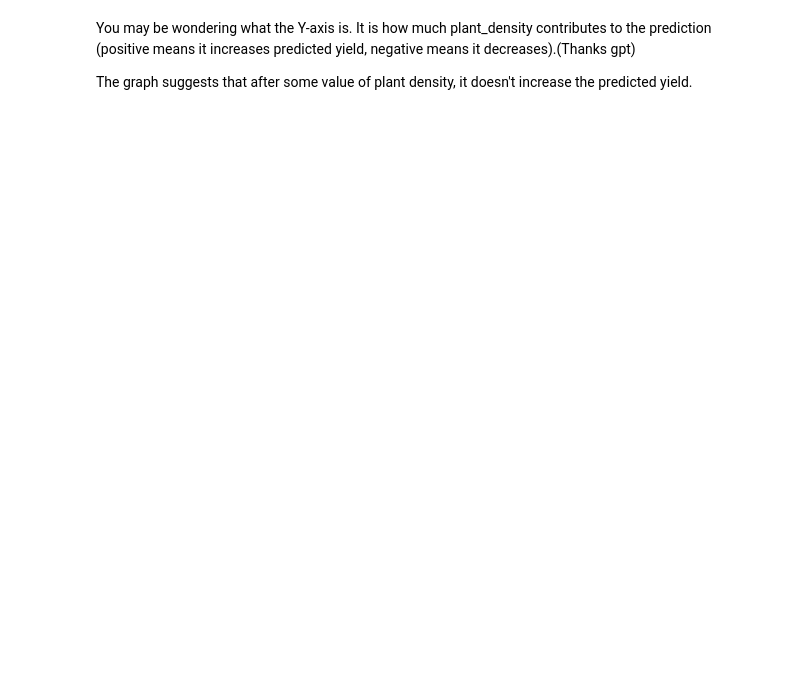
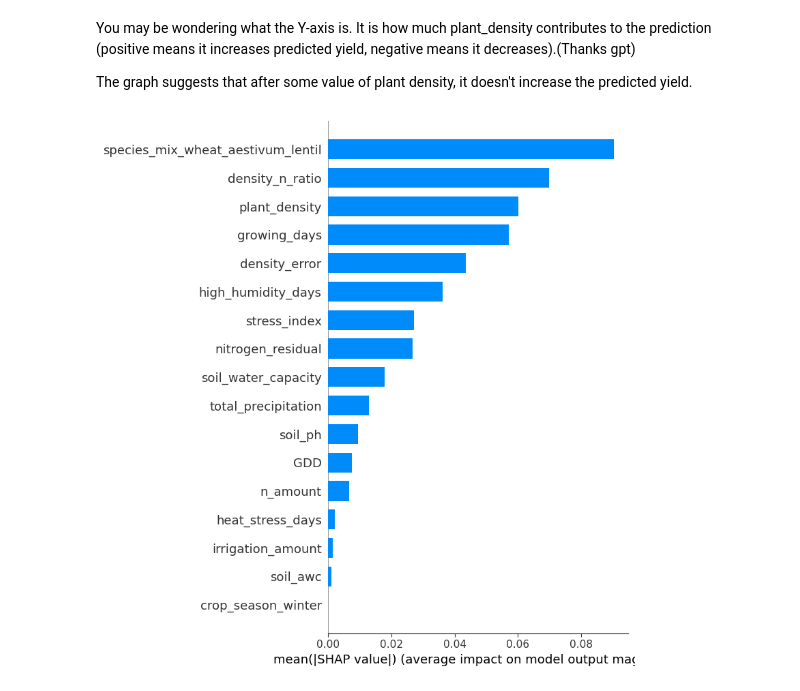
Before and after one commit to kabsmeiou/plant-density, a Jupyter notebook: notebook.ipynb, the cells around one changed output. Cells and saved outputs as stored; diff of their text form; code cells hidden in the pictures; blank space fills up the shorter version.

```diff
--- a/notebook.ipynb
+++ b/notebook.ipynb
@@ -402,0 +402,4 @@ The p-value of zero on the baseline models suggest that the difference between t
+# %%
+# loading here the fine tuned model
+xgb_model = XGBRegressor()
+xgb_model.load_model("final_model.bin")
@@ -438,3 +489,11 @@ shap.dependence_plot(
 You may be wondering what the Y-axis is. It is how much plant_density contributes to the prediction (positive means it increases predicted yield, negative means it decreases).(Thanks gpt)
 
 The graph suggests that after some value of plant density, it doesn't increase the predicted yield.
+# %%
+explainer = shap.TreeExplainer(xgb_model)
+shap_values = explainer.shap_values(X_train_top)
+# %%
+# shap.summary_plot(shap_values, X_test_prepared_df[training_features], plot_type="bar")
+shap.summary_plot(shap_values, X_train_top, plot_type="bar")
+# %% [output]
+[figure, added]
```
Also changed, not shown: parts of 27 cells of this notebook, 4 other files.
